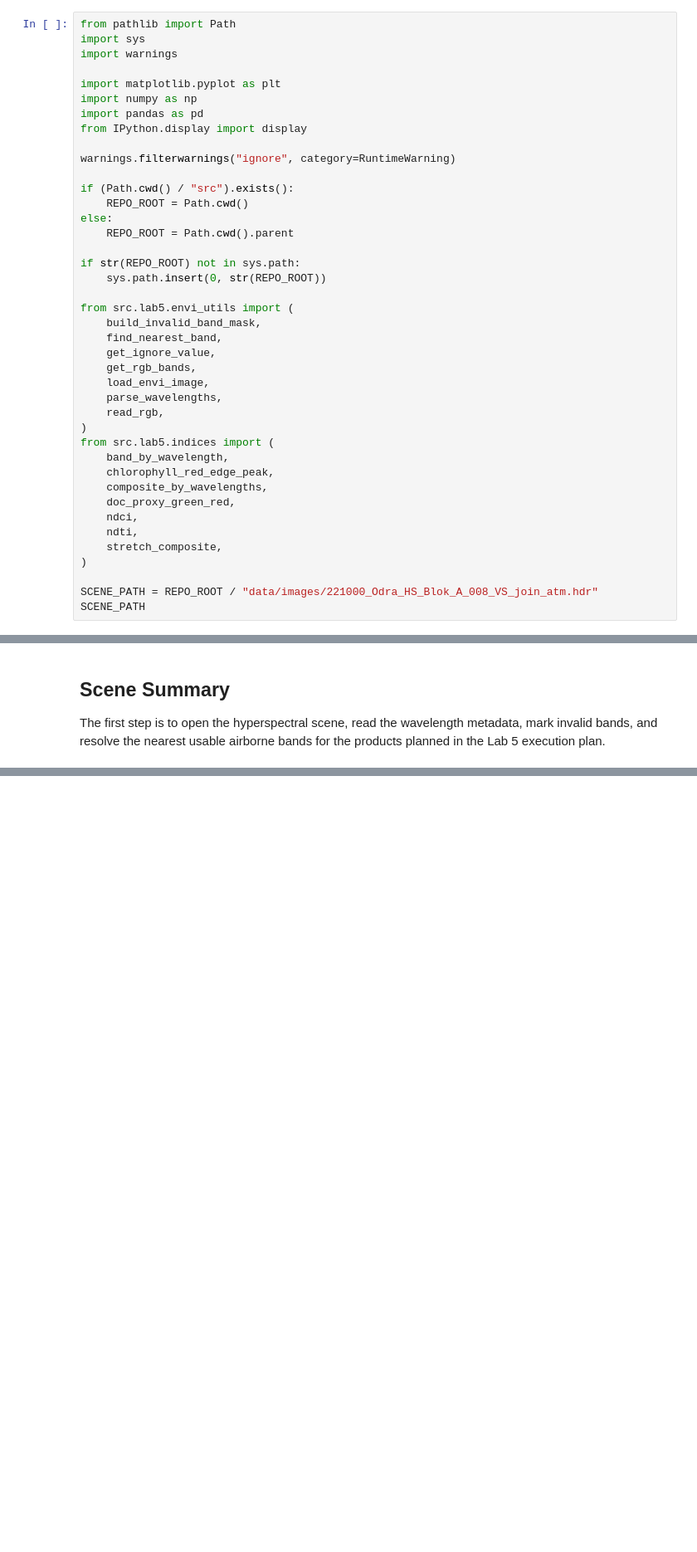
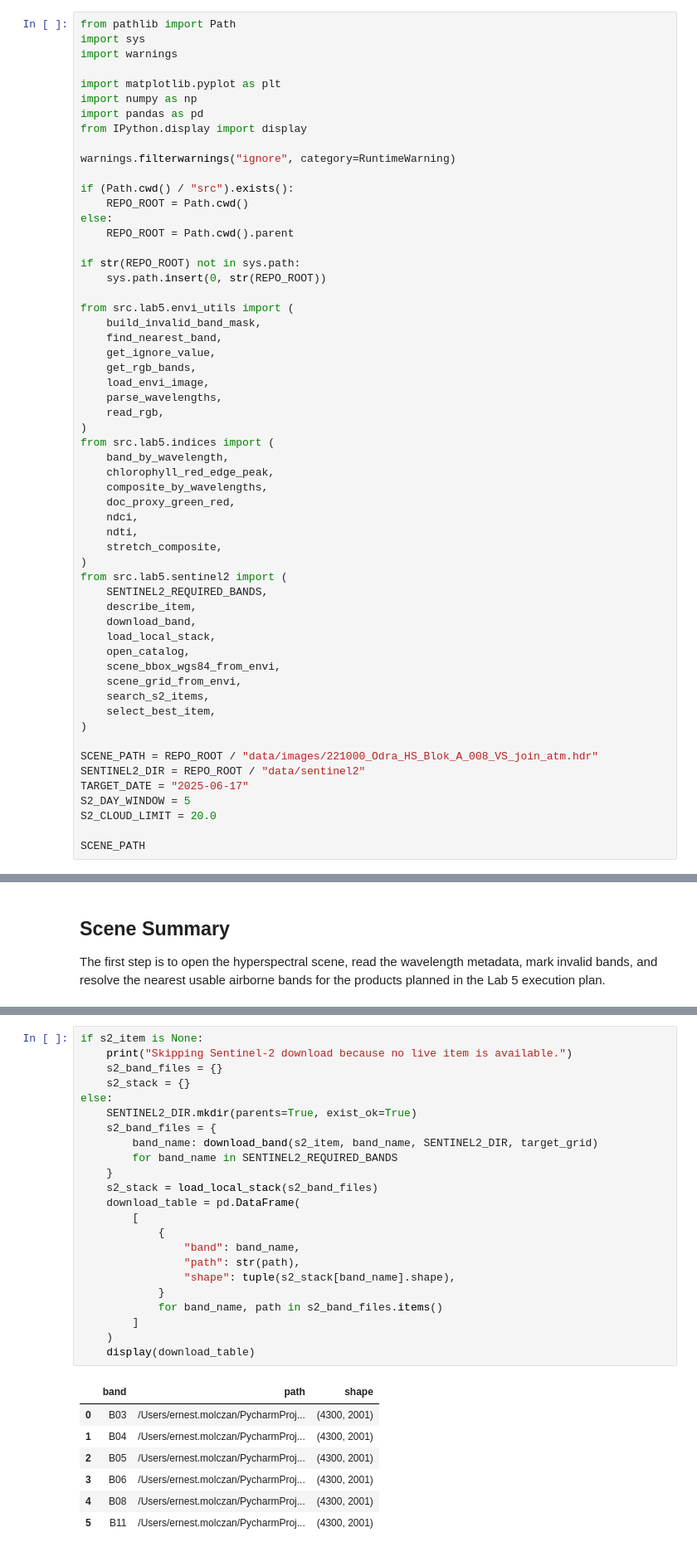
Before and after one commit to molczane/eolabs-clone, a Jupyter notebook: lab_5/notebooks/water_quality_analysis.ipynb, the cells around one changed output, grey strips where cells are left out. Shown at 83% size. Drawn from its saved outputs; the diff is of its cells as text; blank space fills up the shorter version.

```diff
--- a/lab_5/notebooks/water_quality_analysis.ipynb
+++ b/lab_5/notebooks/water_quality_analysis.ipynb
@@ -42,8 +44,24 @@ from src.lab5.indices import (
     ndti,
     stretch_composite,
 )
+from src.lab5.sentinel2 import (
+    SENTINEL2_REQUIRED_BANDS,
+    describe_item,
+    download_band,
+    load_local_stack,
+    open_catalog,
+    scene_bbox_wgs84_from_envi,
+    scene_grid_from_envi,
+    search_s2_items,
+    select_best_item,
+)
 
 SCENE_PATH = REPO_ROOT / "data/images/221000_Odra_HS_Blok_A_008_VS_join_atm.hdr"
+SENTINEL2_DIR = REPO_ROOT / "data/sentinel2"
+TARGET_DATE = "2025-06-17"
+S2_DAY_WINDOW = 5
+S2_CLOUD_LIMIT = 20.0
+
 SCENE_PATH
 # %% [output]
 PosixPath('/Users/ernest.molczan/PycharmProjects/eolabs-clone/lab_5/data/images/221000_Odra_HS_Blok_A_008_VS_join_atm.hdr')
@@ -260,0 +319,31 @@ plt.show()
+# %%
+if s2_item is None:
+    print("Skipping Sentinel-2 download because no live item is available.")
+    s2_band_files = {}
+    s2_stack = {}
+else:
+    SENTINEL2_DIR.mkdir(parents=True, exist_ok=True)
+    s2_band_files = {
+        band_name: download_band(s2_item, band_name, SENTINEL2_DIR, target_grid)
+        for band_name in SENTINEL2_REQUIRED_BANDS
+    }
+    s2_stack = load_local_stack(s2_band_files)
+    download_table = pd.DataFrame(
+        [
+            {
+                "band": band_name,
+                "path": str(path),
+                "shape": tuple(s2_stack[band_name].shape),
+            }
+            for band_name, path in s2_band_files.items()
+        ]
+    )
+    display(download_table)
+# %% [output]
+|  | band | path | shape |
+| 0 | B03 | /Users/ernest.molczan/PycharmProj... | (4300, 2001) |
+| 1 | B04 | /Users/ernest.molczan/PycharmProj... | (4300, 2001) |
+| 2 | B05 | /Users/ernest.molczan/PycharmProj... | (4300, 2001) |
+| 3 | B06 | /Users/ernest.molczan/PycharmProj... | (4300, 2001) |
+| 4 | B08 | /Users/ernest.molczan/PycharmProj... | (4300, 2001) |
+| 5 | B11 | /Users/ernest.molczan/PycharmProj... | (4300, 2001) |
```
Also changed, not shown: parts of 4 cells of this notebook, 2 other files.
